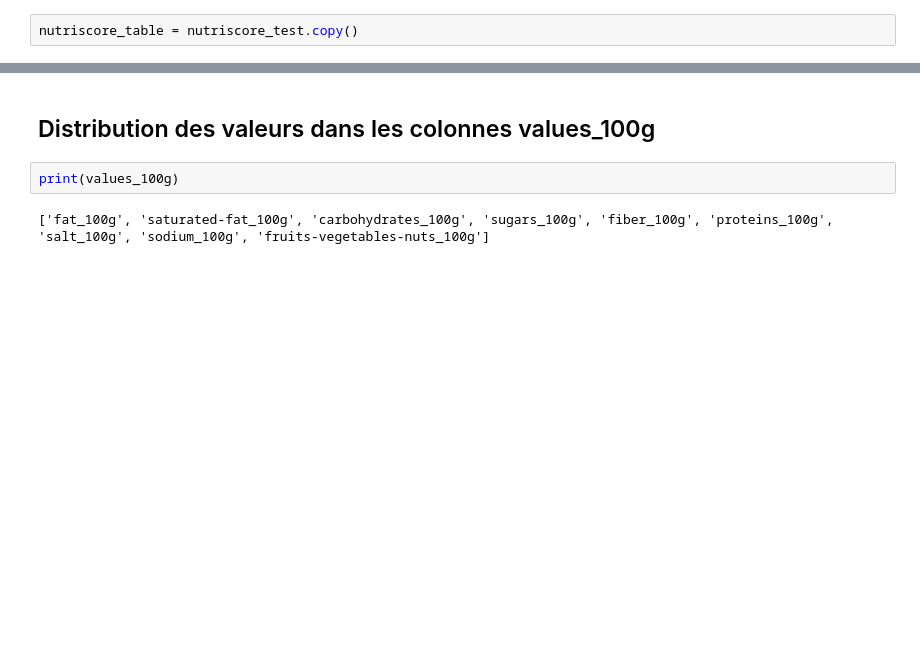
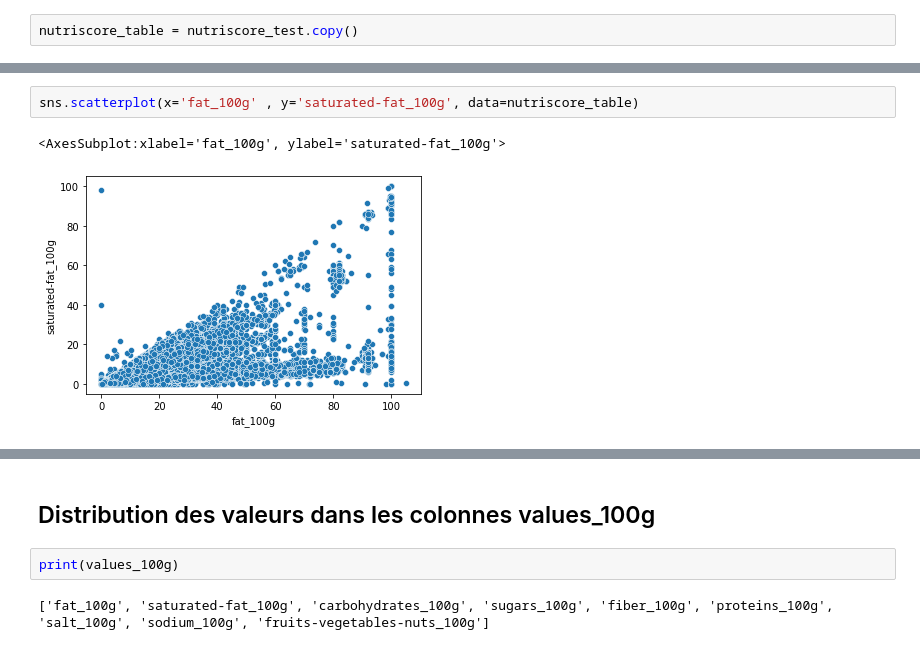
Before and after one commit to Josephine-coding/Foodflix, a Jupyter notebook: Foodflix Data Cleaning.ipynb, the cells around one changed output, grey strips where cells are left out. Saved outputs shown, nothing was run; the diff lists cells and outputs as text; blank space fills up the shorter version.

```diff
--- a/Foodflix Data Cleaning.ipynb
+++ b/Foodflix Data Cleaning.ipynb
@@ -222,0 +261,5 @@ nutriscore_table = nutriscore_test.copy()
+# %%
+sns.scatterplot(x='fat_100g' , y='saturated-fat_100g', data=nutriscore_table)
+# %% [output]
+<AxesSubplot:xlabel='fat_100g', ylabel='saturated-fat_100g'>
+[figure, added]
```
Also changed, not shown: parts of 66 cells of this notebook.
